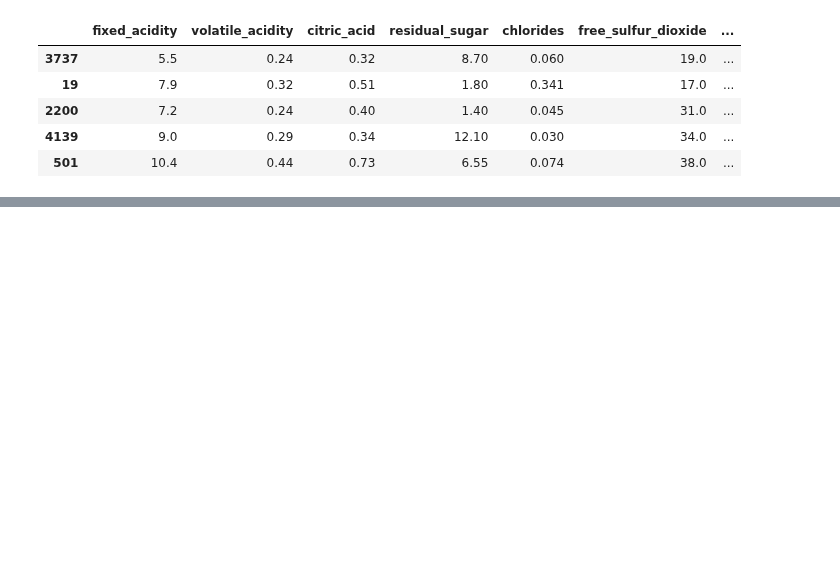
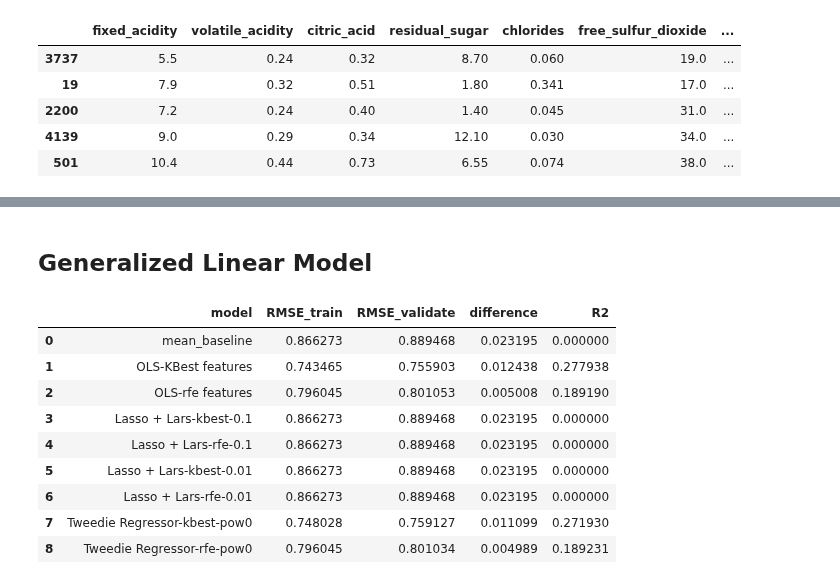
Before and after one commit to Wine-qualitity/wine-qualitiy-model, a Jupyter notebook: modeling.ipynb, the cells around one changed output, grey strips where cells are left out. Drawn from its saved outputs; the diff is of its cells as text; code cells hidden in the pictures; blank space fills up the shorter version.

Commit message:
working on modeling

```diff
--- a/modeling.ipynb
+++ b/modeling.ipynb
@@ -51,0 +382,12 @@ y_test = test.quality
+# %%
+#Append the lars model to the metric_df
+metric_df = metric_df.append(
+    {
+        'model' : 'Lasso + Lars-rfe-0.01',
+        'RMSE_train' : rmse_train,
+        'RMSE_validate' : rmse_validate,
+        'difference' : rmse_validate - rmse_train,
+        'R2' : explained_variance_score(y_validate.quality,
+                                       y_validate.quality_pred_lars_001_rfe)
+    }, ignore_index=True
+)
@@ -51,0 +405,2 @@ y_test = test.quality
+# %% [markdown]
+## Generalized Linear Model
@@ -51,0 +438,44 @@ y_test = test.quality
+# %%
+# make la thing
+glm_rfe_pow0 = TweedieRegressor(power=0, alpha=0)
+# fit za thing
+glm_rfe_pow0.fit(X_train[f_feature_rfe], y_train.quality)
+# usage of a thing
+y_train['quality_pred_glm_rfe_pow0'] = glm_rfe_pow0.predict(
+    X_train[f_feature_rfe])
+# Evaluate: RMSE
+rmse_train = mean_squared_error(y_train.quality,
+                                y_train.quality_pred_glm_rfe_pow0, squared=False)
+
+# repeat usage on validate
+y_validate['quality_pred_glm_rfe_pow0'] = glm_rfe_pow0.predict(
+    X_validate[f_feature_rfe])
+# evaluate: RMSE
+rmse_validate = mean_squared_error(y_validate.quality,
+                                   y_validate.quality_pred_glm_rfe_pow0, squared=False)
+# %%
+#Append this to the metric_df
+
+metric_df = metric_df.append(
+    {
+        'model' : 'Tweedie Regressor-rfe-pow0',
+        'RMSE_train' : rmse_train,
+        'RMSE_validate' : rmse_validate,
+        'difference' : rmse_validate - rmse_train,
+        'R2' : explained_variance_score(y_validate.quality,
+                                       y_validate.quality_pred_glm_rfe_pow0)
+    }, ignore_index=True
+)
+# %%
+metric_df
+# %% [output]
+|  | model | RMSE_train | RMSE_validate | difference | R2 |
+| 0 | mean_baseline | 0.866273 | 0.889468 | 0.023195 | 0.000000 |
+| 1 | OLS-KBest features | 0.743465 | 0.755903 | 0.012438 | 0.277938 |
+| 2 | OLS-rfe features | 0.796045 | 0.801053 | 0.005008 | 0.189190 |
+| 3 | Lasso + Lars-kbest-0.1 | 0.866273 | 0.889468 | 0.023195 | 0.000000 |
+| 4 | Lasso + Lars-rfe-0.1 | 0.866273 | 0.889468 | 0.023195 | 0.000000 |
+| 5 | Lasso + Lars-kbest-0.01 | 0.866273 | 0.889468 | 0.023195 | 0.000000 |
+| 6 | Lasso + Lars-rfe-0.01 | 0.866273 | 0.889468 | 0.023195 | 0.000000 |
+| 7 | Tweedie Regressor-kbest-pow0 | 0.748028 | 0.759127 | 0.011099 | 0.271930 |
+| 8 | Tweedie Regressor-rfe-pow0 | 0.796045 | 0.801034 | 0.004989 | 0.189231 |
```
Also changed, not shown: parts of 34 cells of this notebook.
